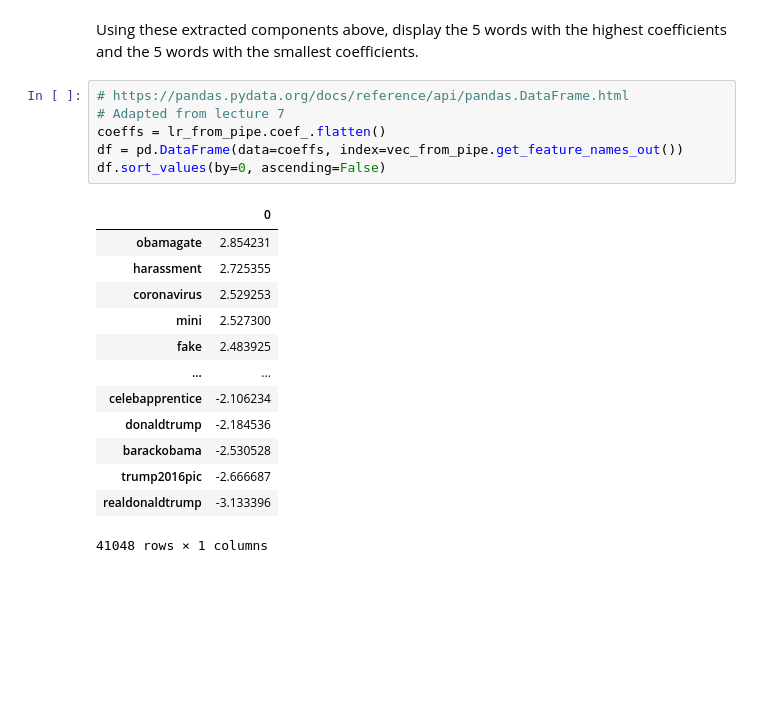
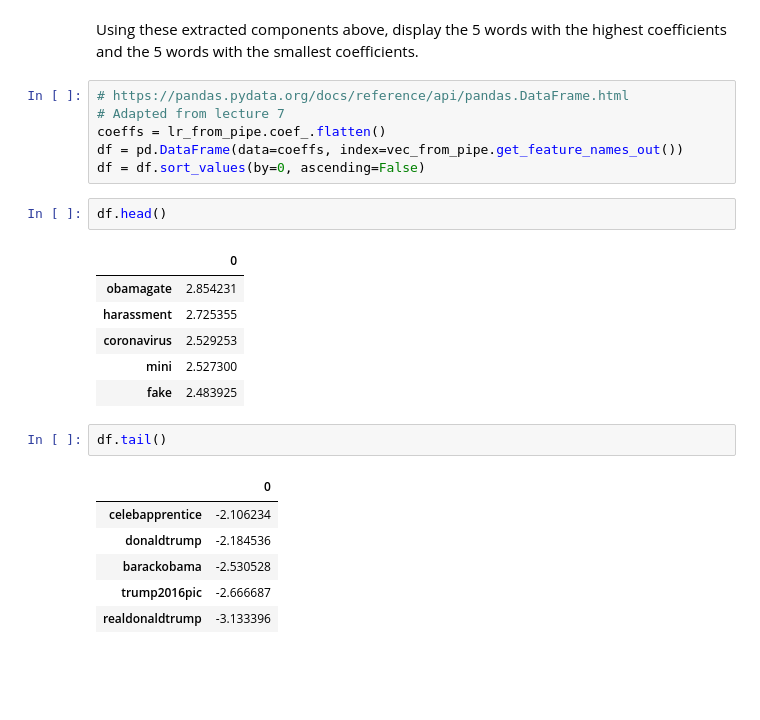
Before and after one commit to johnphan96/cpsc330-2021W2, a Jupyter notebook: hw/hw4/hw4.ipynb, the cells around one changed output. Cells and saved outputs as stored; diff of their text form; blank space fills up the shorter version.

```diff
--- a/hw/hw4/hw4.ipynb
+++ b/hw/hw4/hw4.ipynb
@@ -302,21 +302,25 @@ Using these extracted components above, display the 5 words with the highest coe
 # Adapted from lecture 7
 coeffs = lr_from_pipe.coef_.flatten()
 df = pd.DataFrame(data=coeffs, index=vec_from_pipe.get_feature_names_out())
-df.sort_values(by=0, ascending=False)
+df = df.sort_values(by=0, ascending=False)
-# %% [output]
-|  | 0 |
-| obamagate | 2.854231 |
-| harassment | 2.725355 |
-| coronavirus | 2.529253 |
-| mini | 2.527300 |
-| fake | 2.483925 |
-| ... | ... |
-| celebapprentice | -2.106234 |
-| donaldtrump | -2.184536 |
-| barackobama | -2.530528 |
-| trump2016pic | -2.666687 |
-| realdonaldtrump | -3.133396 |
-41048 rows × 1 columns
+# %%
+df.head()
+# %% [output]
+|  | 0 |
+| obamagate | 2.854231 |
+| harassment | 2.725355 |
+| coronavirus | 2.529253 |
+| mini | 2.527300 |
+| fake | 2.483925 |
+# %%
+df.tail()
+# %% [output]
+|  | 0 |
+| celebapprentice | -2.106234 |
+| donaldtrump | -2.184536 |
+| barackobama | -2.530528 |
+| trump2016pic | -2.666687 |
+| realdonaldtrump | -3.133396 |
 # %% [markdown]
 <br><br>
 # %% [markdown]
```
Also changed, not shown: parts of 18 cells of this notebook.
